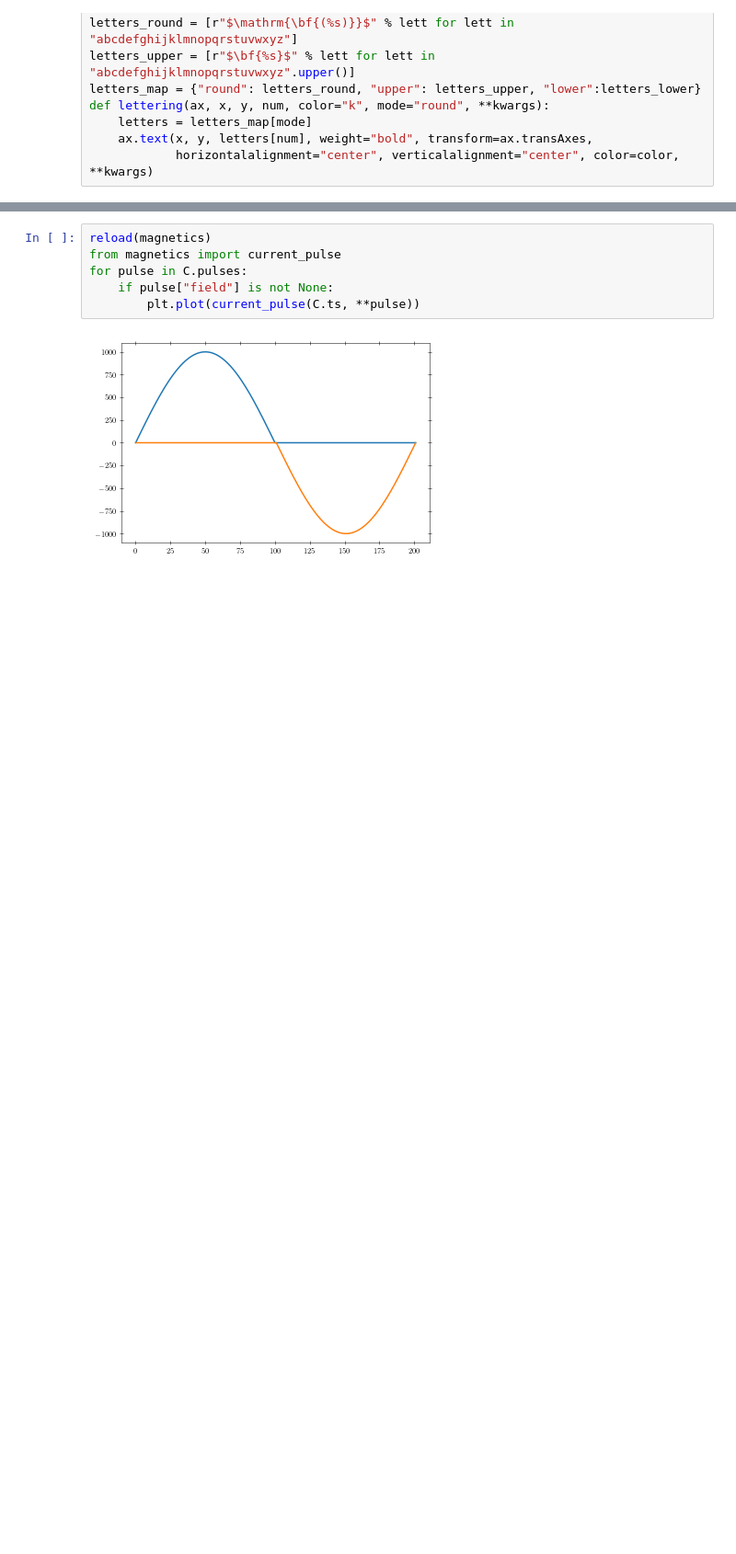
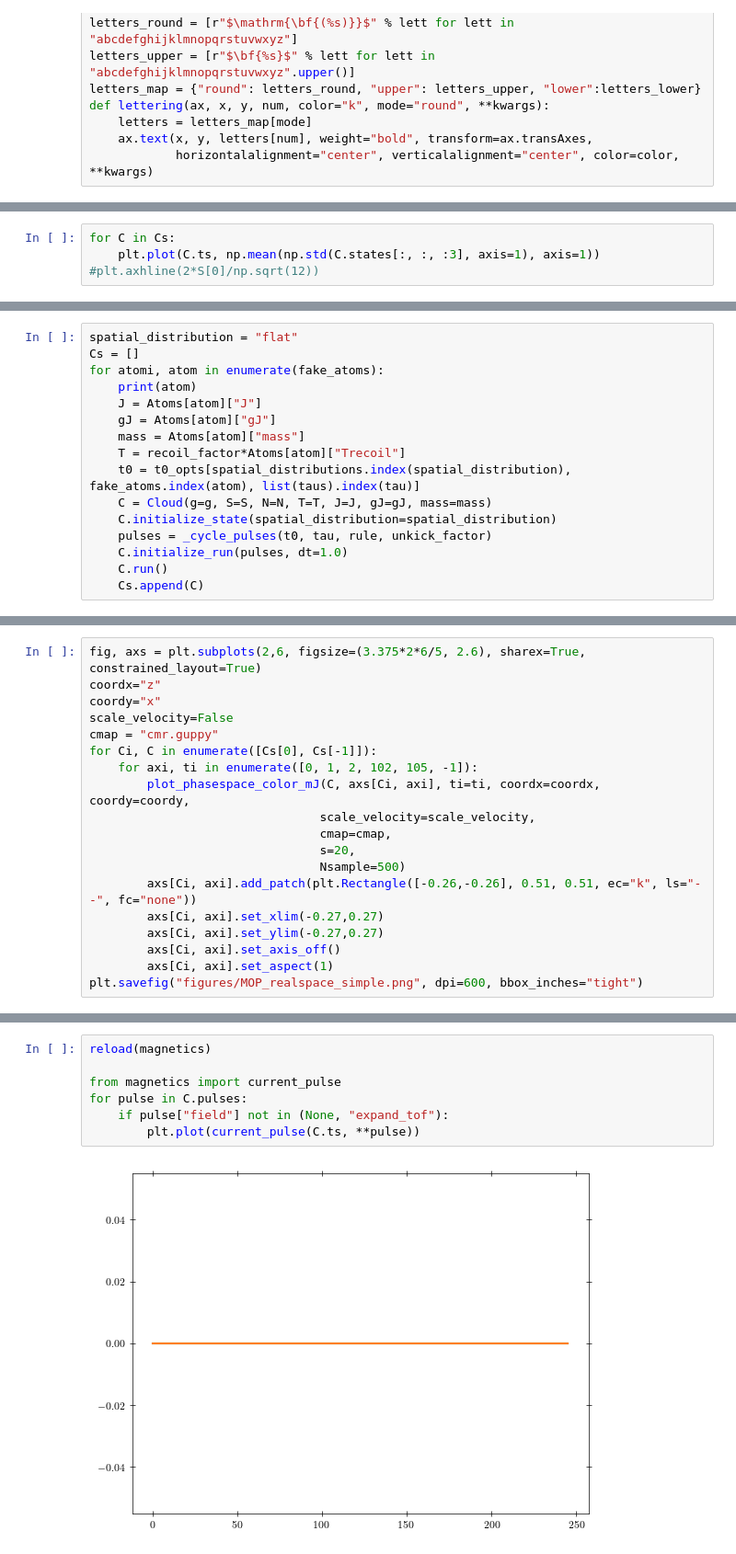
Before and after one commit to lhillber/mop_high_spin, a Jupyter notebook: tmps/mop_high_spin.ipynb, the cells around one changed output, grey strips where cells are left out. Shown at 92% size. Saved outputs shown, nothing was run; the diff lists cells and outputs as text; blank space fills up the shorter version.

```diff
--- a/tmps/mop_high_spin.ipynb
+++ b/tmps/mop_high_spin.ipynb
@@ -511,0 +815,4 @@ Dy
+# %%
+for C in Cs:
+    plt.plot(C.ts, np.mean(np.std(C.states[:, :, :3], axis=1), axis=1))
+#plt.axhline(2*S[0]/np.sqrt(12))
@@ -566,0 +1042,16 @@ plt.savefig("figures/phase_space_sample.pdf", dpi=600)
+# %%
+spatial_distribution = "flat"
+Cs = []
+for atomi, atom in enumerate(fake_atoms):
+    print(atom)
+    J = Atoms[atom]["J"]
+    gJ = Atoms[atom]["gJ"]
+    mass = Atoms[atom]["mass"]
+    T = recoil_factor*Atoms[atom]["Trecoil"]
+    t0 = t0_opts[spatial_distributions.index(spatial_distribution), fake_atoms.index(atom), list(taus).index(tau)]
+    C = Cloud(g=g, S=S, N=N, T=T, J=J, gJ=gJ, mass=mass)
+    C.initialize_state(spatial_distribution=spatial_distribution)
+    pulses = _cycle_pulses(t0, tau, rule, unkick_factor)
+    C.initialize_run(pulses, dt=1.0)
+    C.run()
+    Cs.append(C)
@@ -566,0 +1061,19 @@ plt.savefig("figures/phase_space_sample.pdf", dpi=600)
+# %%
+fig, axs = plt.subplots(2,6, figsize=(3.375*2*6/5, 2.6), sharex=True, constrained_layout=True)
+coordx="z"
+coordy="x"
+scale_velocity=False
+cmap = "cmr.guppy"
+for Ci, C in enumerate([Cs[0], Cs[-1]]):
+    for axi, ti in enumerate([0, 1, 2, 102, 105, -1]):
+        plot_phasespace_color_mJ(C, axs[Ci, axi], ti=ti, coordx=coordx, coordy=coordy,
+                                scale_velocity=scale_velocity,
+                                cmap=cmap,
+                                s=20,
+                                Nsample=500)
+        axs[Ci, axi].add_patch(plt.Rectangle([-0.26,-0.26], 0.51, 0.51, ec="k", ls="--", fc="none"))
+        axs[Ci, axi].set_xlim(-0.27,0.27)
+        axs[Ci, axi].set_ylim(-0.27,0.27)
+        axs[Ci, axi].set_axis_off()
+        axs[Ci, axi].set_aspect(1)
+plt.savefig("figures/MOP_realspace_simple.png", dpi=600, bbox_inches="tight")
@@ -567,8 +1125,9 @@ plt.savefig("figures/phase_space_sample.pdf", dpi=600)
 # %%
 reload(magnetics)
+
 from magnetics import current_pulse
 for pulse in C.pulses:
-    if pulse["field"] is not None:
+    if pulse["field"] not in (None, "expand_tof"):
         plt.plot(current_pulse(C.ts, **pulse))
 # %% [output]
-[figure, old version]
+[figure, new version]
```
Also changed, not shown: parts of 47 cells of this notebook, 6 other files.
